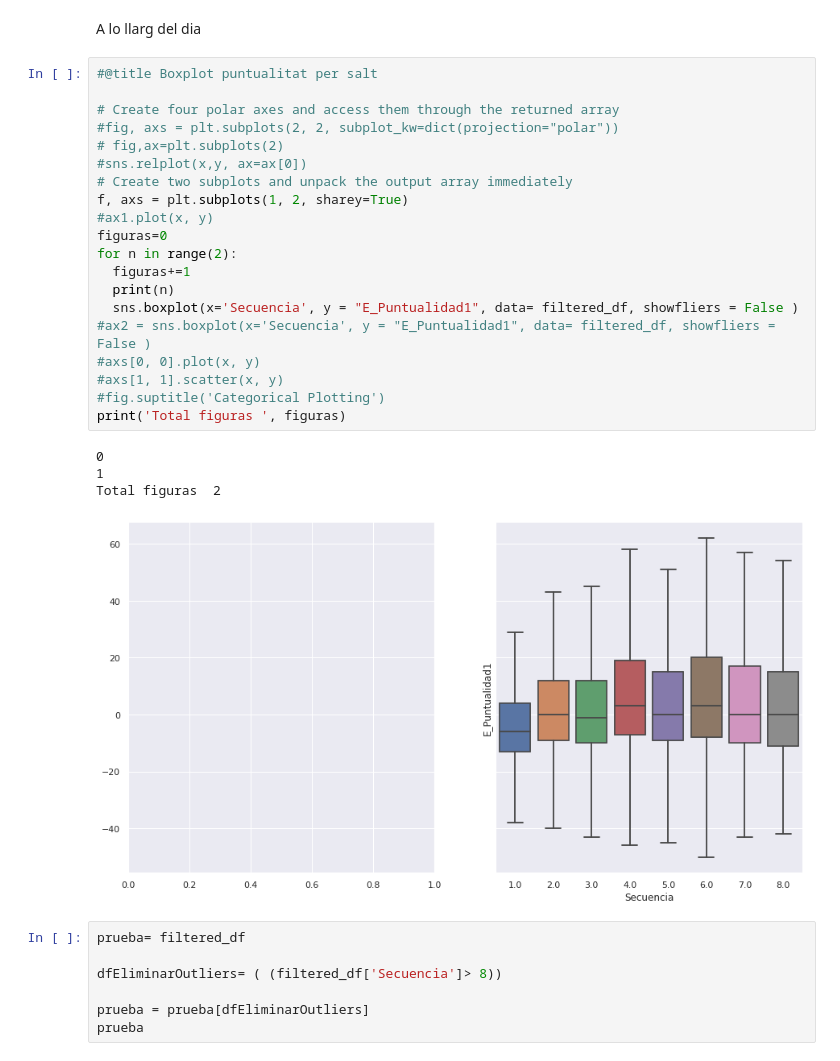
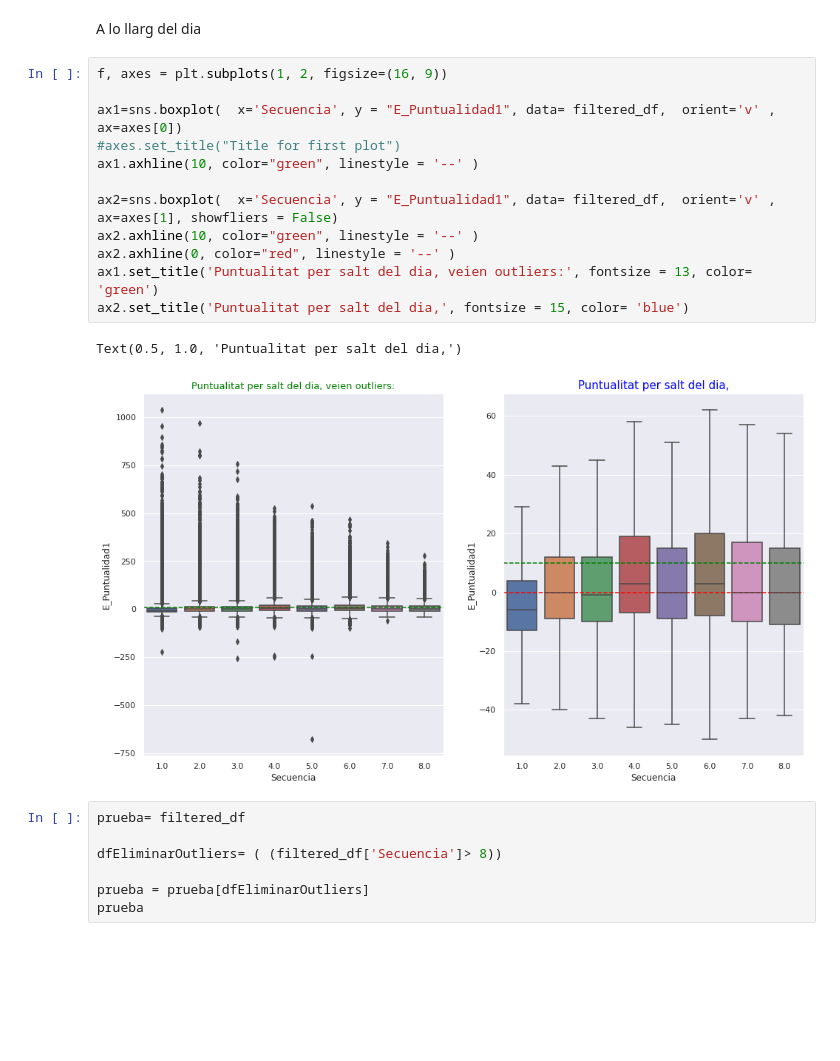
Before and after one commit to JMML2021/Entrega-projecte-final, a Jupyter notebook: Calculo_Ryainair2019ipynb.ipynb, the cells around one changed output. Drawn from its saved outputs; the diff is of its cells as text; blank space fills up the shorter version.

```diff
--- a/Calculo_Ryainair2019ipynb.ipynb
+++ b/Calculo_Ryainair2019ipynb.ipynb
@@ -460,31 +461,21 @@ Text(0.5, 1.0, 'Puntualitat enlairament per salt del dia:')
 [figure]
 # %% [markdown]
 A lo llarg del dia
-# %%
-#@title Boxplot puntualitat per salt
-
-# Create four polar axes and access them through the returned array
-#fig, axs = plt.subplots(2, 2, subplot_kw=dict(projection="polar"))
-# fig,ax=plt.subplots(2)
-#sns.relplot(x,y, ax=ax[0])
-# Create two subplots and unpack the output array immediately
-f, axs = plt.subplots(1, 2, sharey=True)
-#ax1.plot(x, y)
-figuras=0
-for n in range(2):
-  figuras+=1
-  print(n)
-  sns.boxplot(x='Secuencia', y = "E_Puntualidad1", data= filtered_df, showfliers = False )
-#ax2 = sns.boxplot(x='Secuencia', y = "E_Puntualidad1", data= filtered_df, showfliers = False )
-#axs[0, 0].plot(x, y)
-#axs[1, 1].scatter(x, y)
-#fig.suptitle('Categorical Plotting')
-print('Total figuras ', figuras)
-# %% [output]
-0
-1
-Total figuras  2
-[figure, removed]
+# %%
+f, axes = plt.subplots(1, 2, figsize=(16, 9))
+
+ax1=sns.boxplot(  x='Secuencia', y = "E_Puntualidad1", data= filtered_df,  orient='v' , ax=axes[0])
+#axes.set_title("Title for first plot")
+ax1.axhline(10, color="green", linestyle = '--' )
+
+ax2=sns.boxplot(  x='Secuencia', y = "E_Puntualidad1", data= filtered_df,  orient='v' , ax=axes[1], showfliers = False)
+ax2.axhline(10, color="green", linestyle = '--' )
+ax2.axhline(0, color="red", linestyle = '--' )
+ax1.set_title('Puntualitat per salt del dia, veien outliers:', fontsize = 13, color= 'green')
+ax2.set_title('Puntualitat per salt del dia,', fontsize = 15, color= 'blue')
+# %% [output]
+Text(0.5, 1.0, 'Puntualitat per salt del dia,')
+[figure, added]
 # %%
 prueba= filtered_df
 
```
Also changed, not shown: parts of 11 cells of this notebook.
